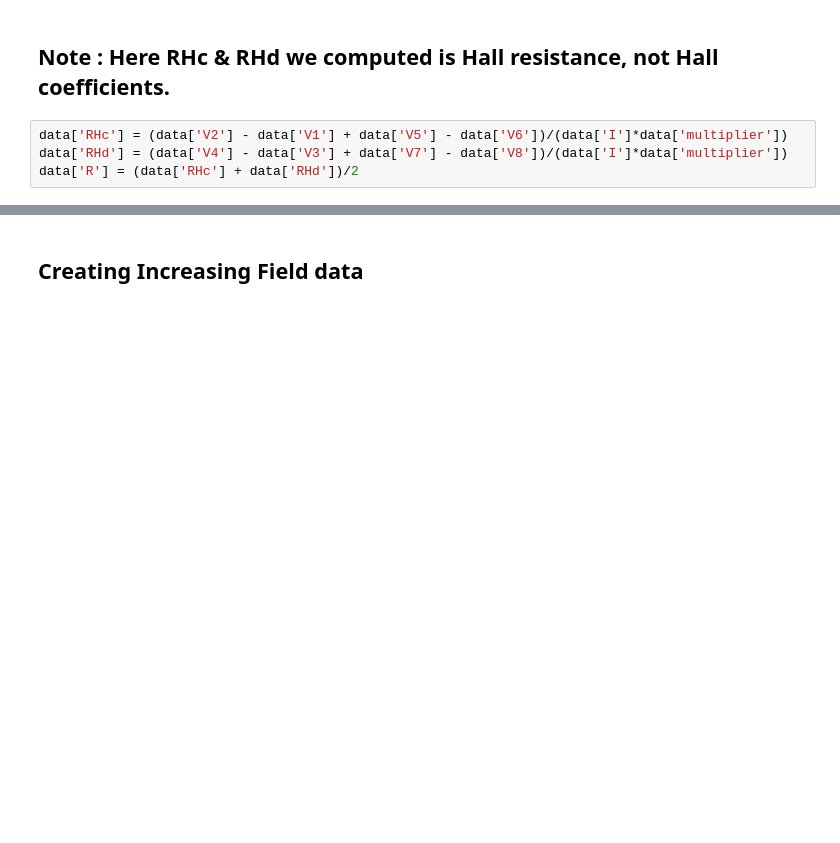
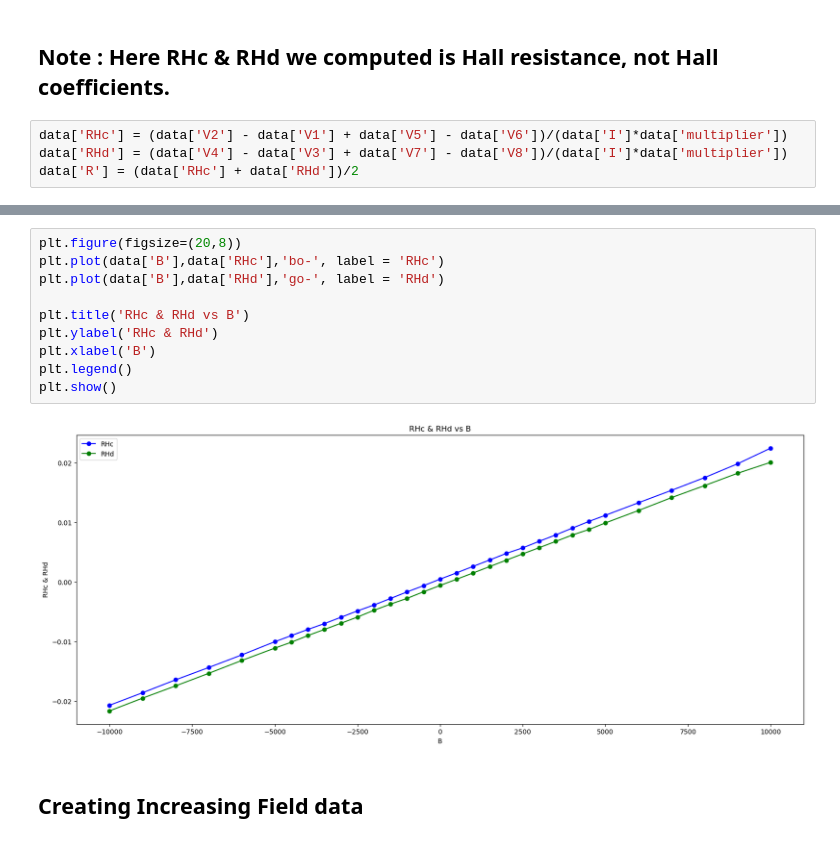
Before and after one commit to luckyIITR/PPMS, a Jupyter notebook: Plots/A304_SRO_NGO/Hall/June_2023/A304_SRO_NGO_Hall_200K_p1T_to_n1T.ipynb, the cells around one changed output, grey strips where cells are left out. Cells and saved outputs as stored; diff of their text form; blank space fills up the shorter version.

```diff
--- a/Plots/A304_SRO_NGO/Hall/June_2023/A304_SRO_NGO_Hall_200K_p1T_to_n1T.ipynb
+++ b/Plots/A304_SRO_NGO/Hall/June_2023/A304_SRO_NGO_Hall_200K_p1T_to_n1T.ipynb
@@ -183,6 +180,18 @@ plt.xlabel('B')
 plt.show()
 # %% [output]
 [figure]
+# %%
+plt.figure(figsize=(20,8))
+plt.plot(data['B'],data['RHc'],'bo-', label = 'RHc')
+plt.plot(data['B'],data['RHd'],'go-', label = 'RHd')
+
+plt.title('RHc & RHd vs B')
+plt.ylabel('RHc & RHd')
+plt.xlabel('B')
+plt.legend()
+plt.show()
+# %% [output]
+[figure, added]
 # %% [markdown]
 ## Creating Increasing Field data
 # %%
```
Also changed, not shown: parts of 7 cells of this notebook, 25 other files.
